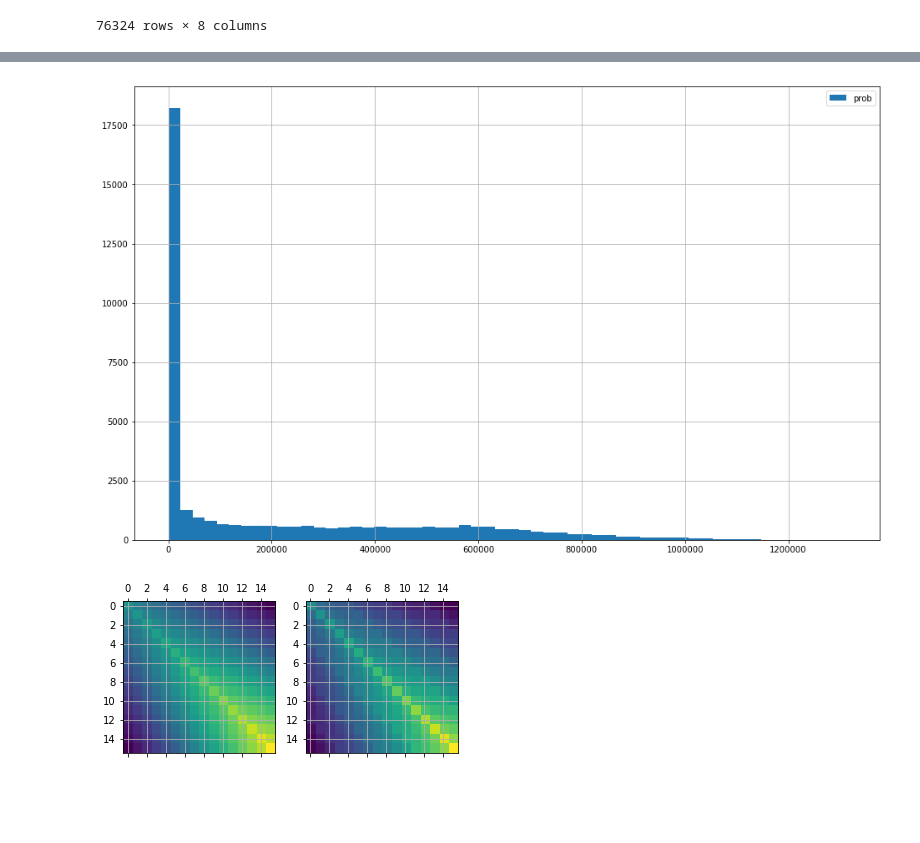
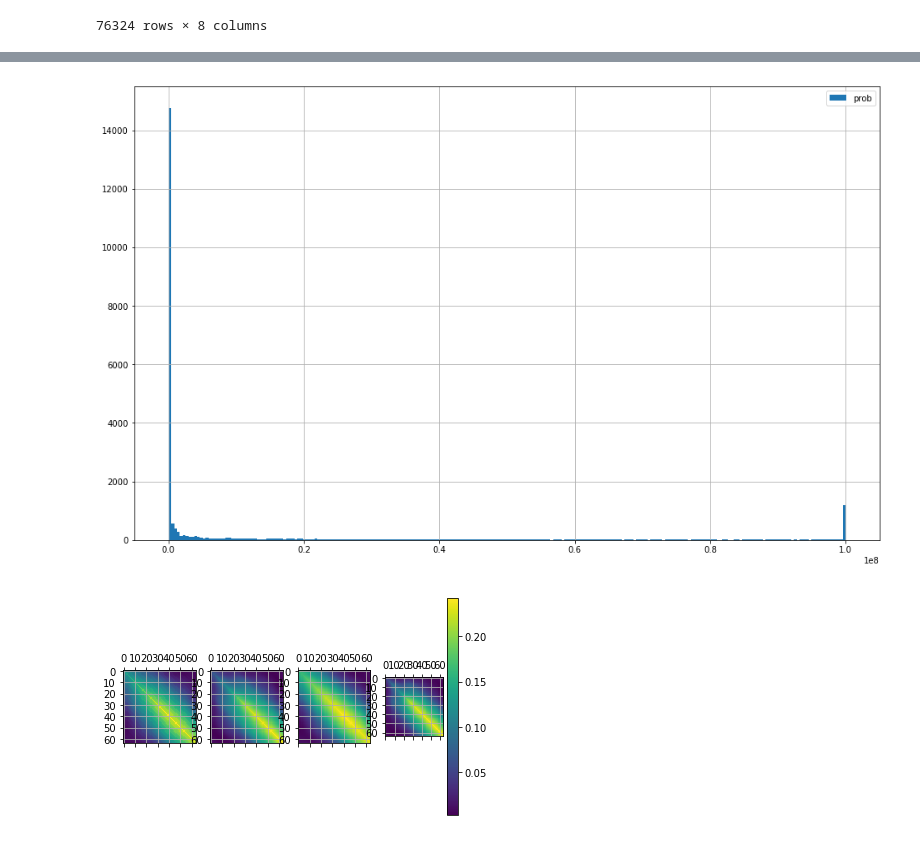
Before and after one commit to VladMarianCimpeanu/electricity-demand-anomaly-detection, a Jupyter notebook: Paper2.ipynb, the cells around one changed output, grey strips where cells are left out. Saved outputs shown, nothing was run; the diff lists cells and outputs as text; code cells hidden in the pictures; blank space fills up the shorter version.

```diff
--- a/Paper2.ipynb
+++ b/Paper2.ipynb
@@ -82,0 +191,3 @@ holidays.shape
+# %%
+params = parse_params(space_eval(space, best))
+params
@@ -104,49 +220,49 @@ Trainable params: 34,056
 Non-trainable params: 0
 _________________________________________________________________
 # %%
-kf = KFold(n_splits=2)
+kf = KFold(n_splits=4)
 ans = {}
-for idx, (train_index, test_index) in enumerate(kf.split(x)):
+for idx, (train_index, val_index) in enumerate(kf.split(x)):
     print('run:', idx)
-    model = get_model()
+    model = get_model(**params)
     mi = np.mean(x[train_index])
     sigma = np.std(x[train_index])
     x_train = normalize(x[train_index], mi, sigma)
     y_train = normalize(y[train_index], mi, sigma)
-    x_test = normalize(x[test_index], mi, sigma)
-    y_test = normalize(y[test_index], mi, sigma)
+    x_val = normalize(x[val_index], mi, sigma)
+    y_val = normalize(y[val_index], mi, sigma)
+    x_testn = normalize(x_test, mi, sigma)
+    y_testn = normalize(y_test, mi, sigma)
+
 
     hist = model.fit(x_train, y_train,
              batch_size=BATCH_SIZE,
              epochs=100,
-             validation_data=(x_test, y_test),
-             callbacks=[tf.keras.callbacks.EarlyStopping(monitor='val_loss', mode='min', patience=3)]).history
+             validation_data=(x_val, y_val),
+             callbacks=[tf.keras.callbacks.EarlyStopping(monitor='val_loss', mode='min', patience=8),
+                        tf.keras.callbacks.ReduceLROnPlateau(monitor='val_loss', mode='min', patience=2)]).history
     res_train = np.squeeze(model.predict(x_train, batch_size=2*BATCH_SIZE)[:,-y_train.shape[1]:,:] - y_train)
-    res_test  = np.squeeze(model.predict(x_test, batch_size=2*BATCH_SIZE)[:,-y_train.shape[1]:,:] - y_test)
-
+    res_val  = np.squeeze(model.predict(x_val, batch_size=2*BATCH_SIZE)[:,-y_train.shape[1]:,:] - y_val)
+    res_test = np.squeeze(model.predict(x_testn, batch_size=2*BATCH_SIZE)[:,-y_train.shape[1]:,:] - y_testn)
 
     for h in hist:
         if idx == 0:
             ans[h] = [hist[h]]
         else:
             ans[h].append(hist[h])
-    mean = np.mean(res_train, axis=0)
-    cov = np.cov(res_train, rowvar=0)
-    prob = scipy.stats.multivariate_normal.pdf(res_test, mean=mean, cov=cov)
+    mean = np.mean(res_val, axis=0)
+    cov = np.cov(res_val, rowvar=0)
+
     if idx == 0:
         ans['mean'] = [mean]
         ans['cov'] = [cov]
-        ans['prob'] = [prob]
         ans['res_test'] = [res_test]
-        ans['x_test'] = [x_test]
-        ans['h_test'] = [holidays[test_index]]
+        ans['res_val'] = [res_val]
     else:
         ans['mean'].append(mean)
         ans['cov'].append(cov)
-        ans['prob'].append(prob)
         ans['res_test'].append(res_test)
-        ans['x_test'].append(x_test)
-        ans['h_test'].append(holidays[test_index])
+        ans['res_val'].append(res_val)
     print()
 # %% [output]
 run: 0
@@ -197,21 +313,23 @@ plt.show()
 # %%
 fig, ax = plt.subplots(figsize=FIG_SIZE)
-ax.hist(np.clip(ans['prob'][0], 0, 1e8), label='prob', bins='auto')
+prob = scipy.stats.multivariate_normal.pdf(ans['res_test'][0], mean=ans['mean'][0], cov=ans['cov'][0])
+ax.hist(np.clip(prob, 0, 1e8), label='prob', bins='auto')
 
 ax.grid()
 ax.legend()
 plt.show()
 # %% [output]
-[figure, old version]
+[figure, new version]
 # %%
 #convariance matrix
 fig, axs = plt.subplots(ncols=len(ans['cov']))
 for ax, cov in zip(axs, ans['cov']):
-    ax.matshow(cov)
+    cax = ax.matshow(cov)
     ax.grid()
+cbar = fig.colorbar(cax)
 plt.show()
 # %% [output]
-[figure, old version]
+[figure, new version]
 # %%
 # precision - recall - F0.1 - accuracy
 met = {'run':[], 'threshold': [], 'precision': [], 'recall':[], 'F0.1-score':[], 'accuracy':[],}
```
Also changed, not shown: parts of 14 cells of this notebook.
